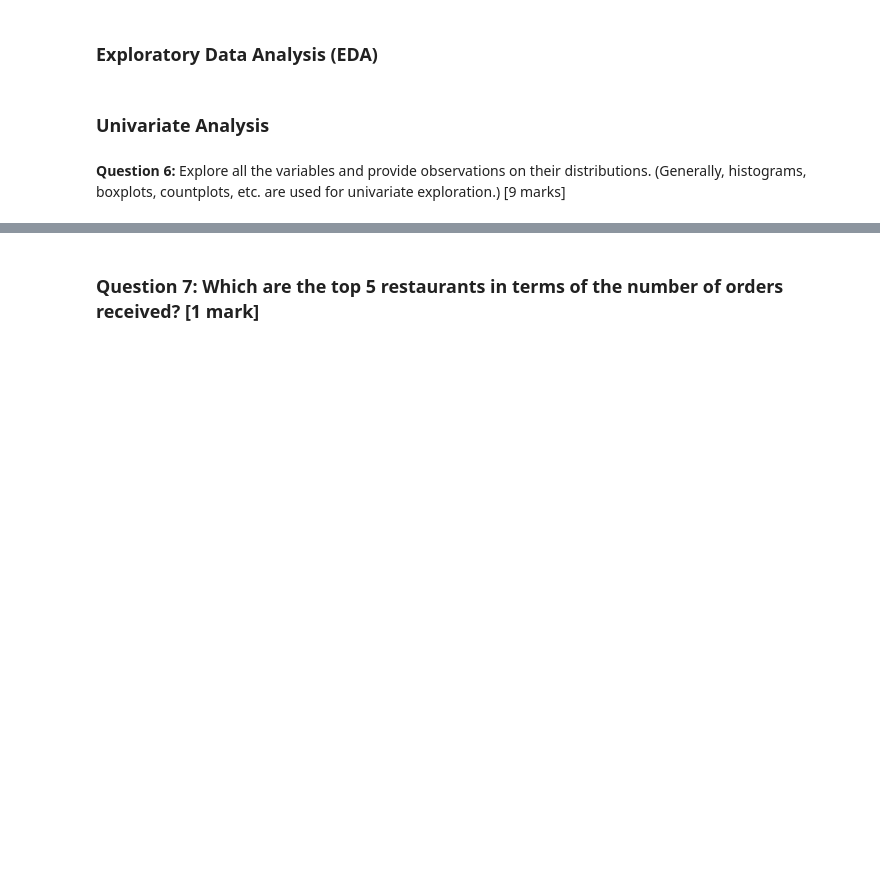
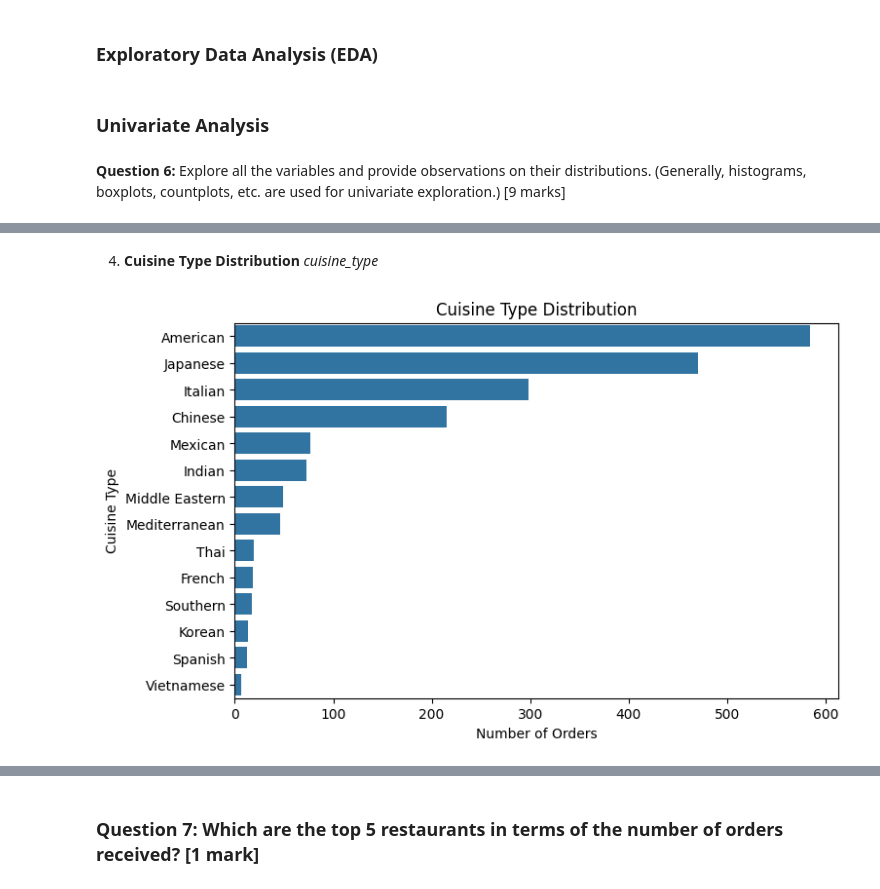
Before and after one commit to click2shivesh/shivesh-uta-aiml-py, a Jupyter notebook: Foodhub-Assignment-DataAnalysis-AIML-Notebook.ipynb, the cells around one changed output, grey strips where cells are left out. Saved outputs shown, nothing was run; the diff lists cells and outputs as text; code cells hidden in the pictures; blank space fills up the shorter version.

```diff
--- a/Foodhub-Assignment-DataAnalysis-AIML-Notebook.ipynb
+++ b/Foodhub-Assignment-DataAnalysis-AIML-Notebook.ipynb
@@ -378,0 +375,14 @@ There are no outliers , the distribution of " order_id" is a normal distribution
+# %% [markdown]
+4. **Cuisine Type Distribution** *cuisine_type*
+# %%
+# Countplot to analyze frequency of different cuisine types
+# Helps identify most popular cuisines
+
+plt.figure(figsize=(8,5))
+sns.countplot(data=df, y='cuisine_type', order=df['cuisine_type'].value_counts().index)
+plt.title('Cuisine Type Distribution')
+plt.xlabel('Number of Orders')
+plt.ylabel('Cuisine Type')
+plt.show()
+# %% [output]
+[figure, added]
```
Also changed, not shown: parts of 69 cells of this notebook.
